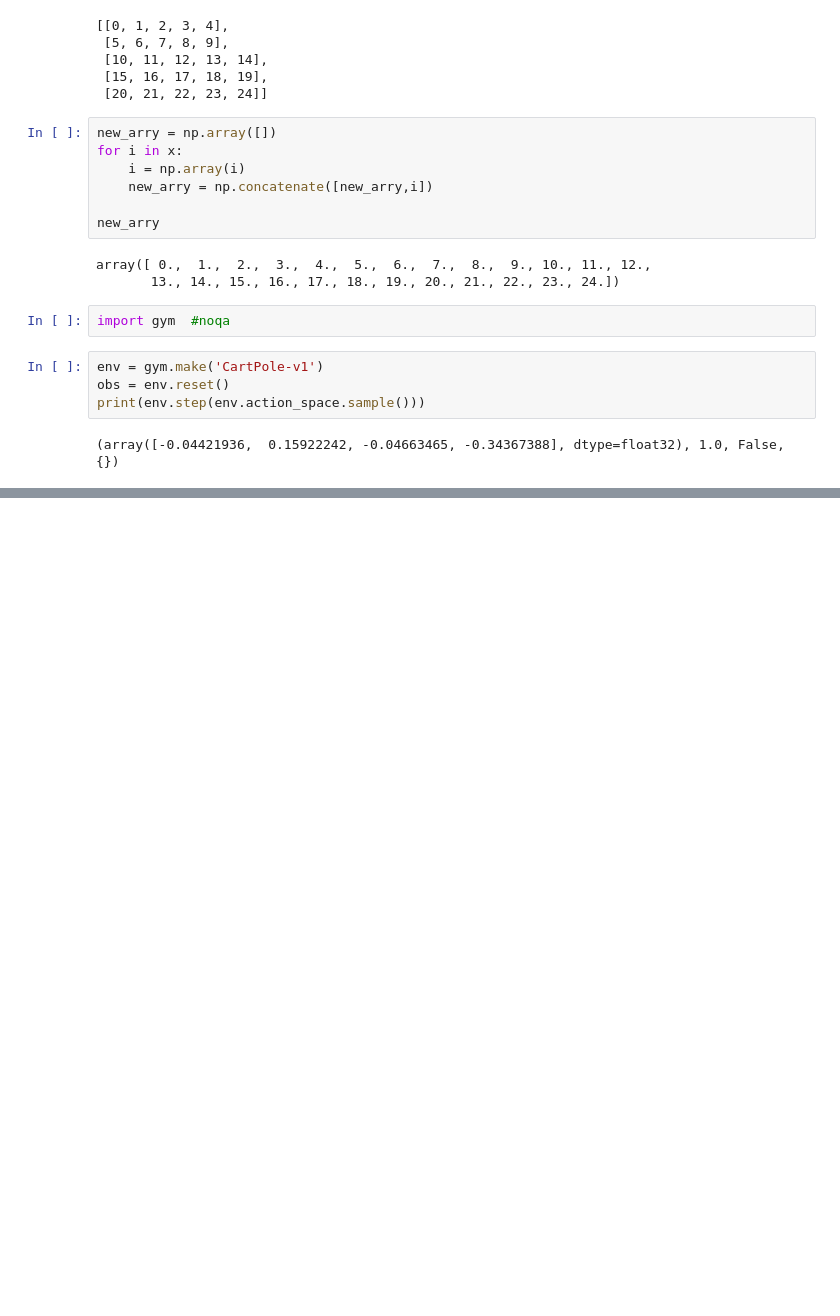
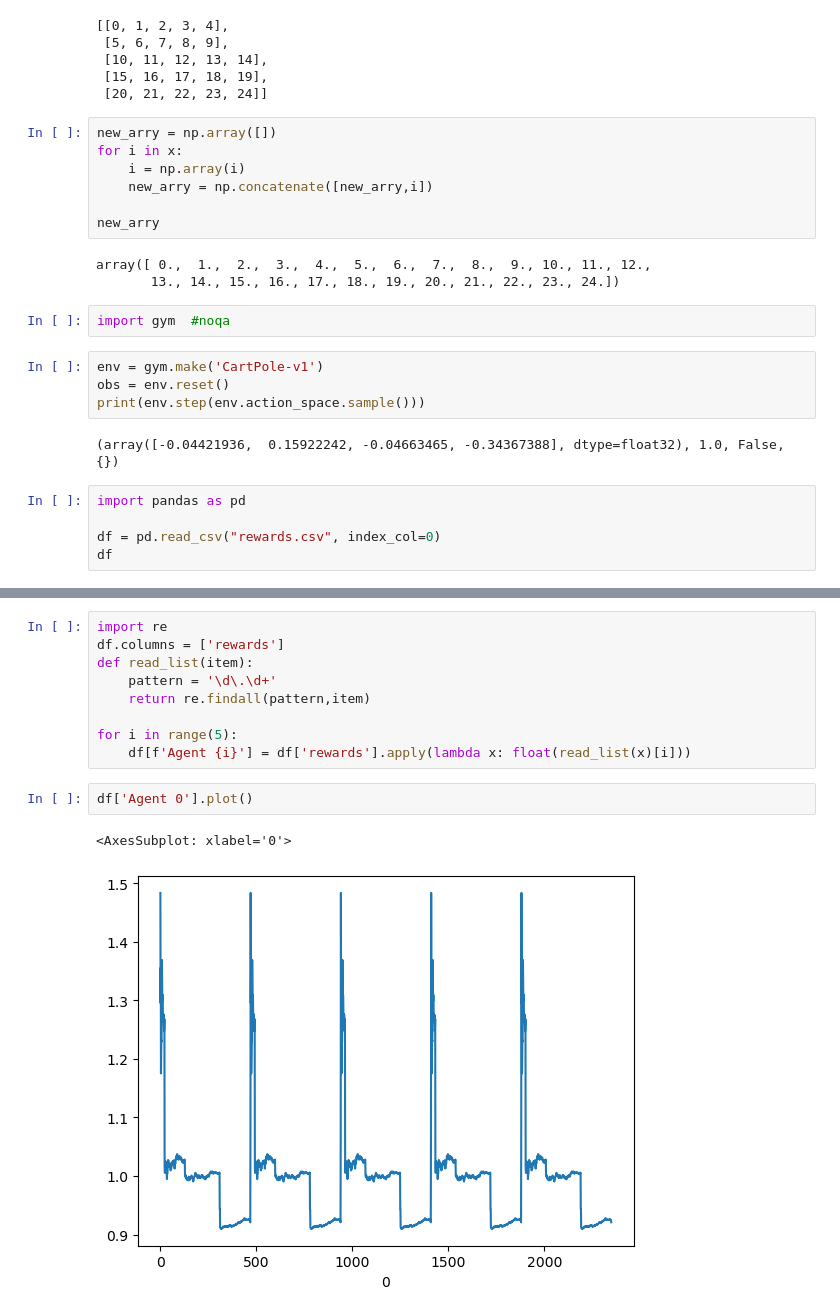
Before and after one commit to Nins16/DQL_AveEntLumRei-1, a Jupyter notebook: Route Playground.ipynb, the cells around one changed output, grey strips where cells are left out. Saved outputs shown, nothing was run; the diff lists cells and outputs as text; blank space fills up the shorter version.

```diff
--- a/Route Playground.ipynb
+++ b/Route Playground.ipynb
@@ -293,3 +293,8 @@ obs = env.reset()
 print(env.step(env.action_space.sample()))
 # %% [output]
 (array([-0.04421936,  0.15922242, -0.04663465, -0.34367388], dtype=float32), 1.0, False, {})
+# %%
+import pandas as pd
+
+df = pd.read_csv("rewards.csv", index_col=0)
+df
@@ -295,0 +316,14 @@ print(env.step(env.action_space.sample()))
+# %%
+import re
+df.columns = ['rewards']
+def read_list(item):
+    pattern = '\d\.\d+'
+    return re.findall(pattern,item)
+
+for i in range(5):
+    df[f'Agent {i}'] = df['rewards'].apply(lambda x: float(read_list(x)[i]))
+# %%
+df['Agent 0'].plot()
+# %% [output]
+<AxesSubplot: xlabel='0'>
+[figure, added]
```
Also changed, not shown: parts of 4 cells of this notebook, 28 other files.
